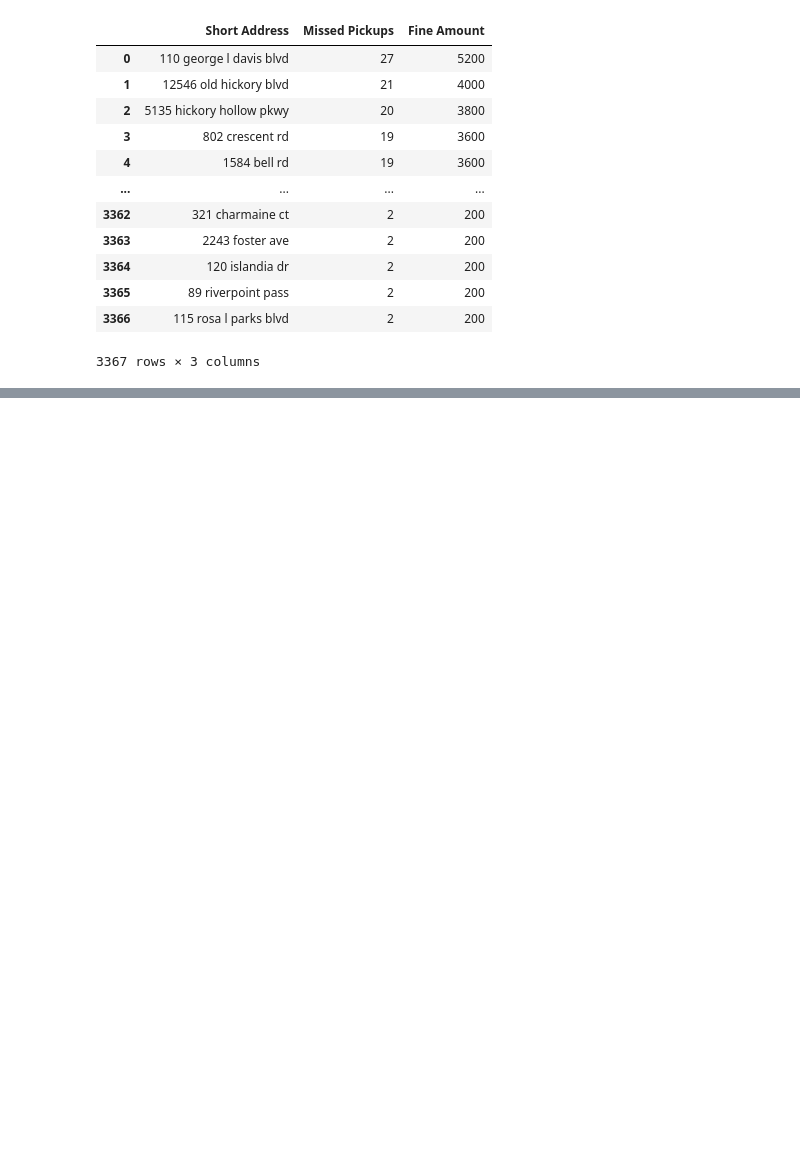
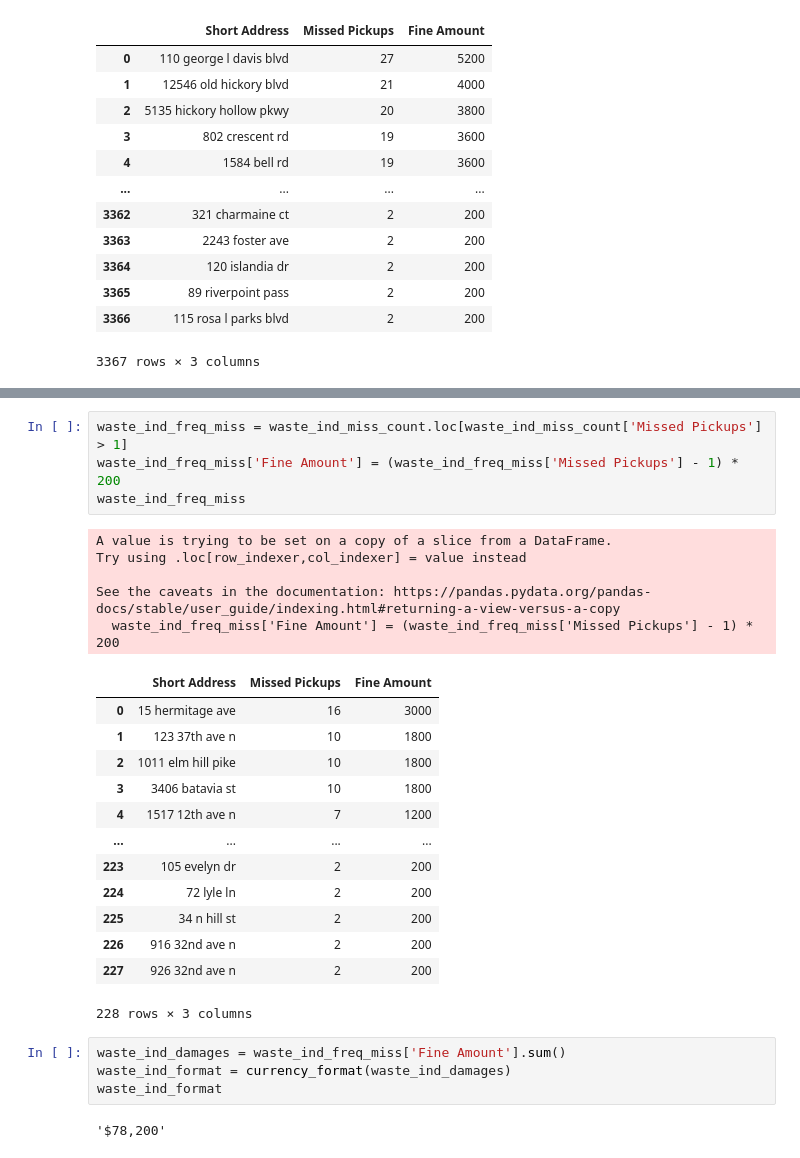
Before and after one commit to NewForce-Data-Cohort-12/trash-haulers-goody-grouch, a Jupyter notebook: trash_pickup.ipynb, the cells around one changed output, grey strips where cells are left out. Saved outputs shown, nothing was run; the diff lists cells and outputs as text; blank space fills up the shorter version.

```diff
--- a/trash_pickup.ipynb
+++ b/trash_pickup.ipynb
@@ -129,0 +232,29 @@ np.int64(1360000)
+# %%
+waste_ind_freq_miss = waste_ind_miss_count.loc[waste_ind_miss_count['Missed Pickups'] > 1]
+waste_ind_freq_miss['Fine Amount'] = (waste_ind_freq_miss['Missed Pickups'] - 1) * 200
+waste_ind_freq_miss
+# %% [output]
+A value is trying to be set on a copy of a slice from a DataFrame.
+Try using .loc[row_indexer,col_indexer] = value instead
+
+See the caveats in the documentation: https://pandas.pydata.org/pandas-docs/stable/user_guide/indexing.html#returning-a-view-versus-a-copy
+  waste_ind_freq_miss['Fine Amount'] = (waste_ind_freq_miss['Missed Pickups'] - 1) * 200
+|  | Short Address | Missed Pickups | Fine Amount |
+| 0 | 15 hermitage ave | 16 | 3000 |
+| 1 | 123 37th ave n | 10 | 1800 |
+| 2 | 1011 elm hill pike | 10 | 1800 |
+| 3 | 3406 batavia st | 10 | 1800 |
+| 4 | 1517 12th ave n | 7 | 1200 |
+| ... | ... | ... | ... |
+| 223 | 105 evelyn dr | 2 | 200 |
+| 224 | 72 lyle ln | 2 | 200 |
+| 225 | 34 n hill st | 2 | 200 |
+| 226 | 916 32nd ave n | 2 | 200 |
+| 227 | 926 32nd ave n | 2 | 200 |
+228 rows × 3 columns
+# %%
+waste_ind_damages = waste_ind_freq_miss['Fine Amount'].sum()
+waste_ind_format = currency_format(waste_ind_damages)
+waste_ind_format
+# %% [output]
+'$78,200'
```
Also changed, not shown: parts of 18 cells of this notebook.
